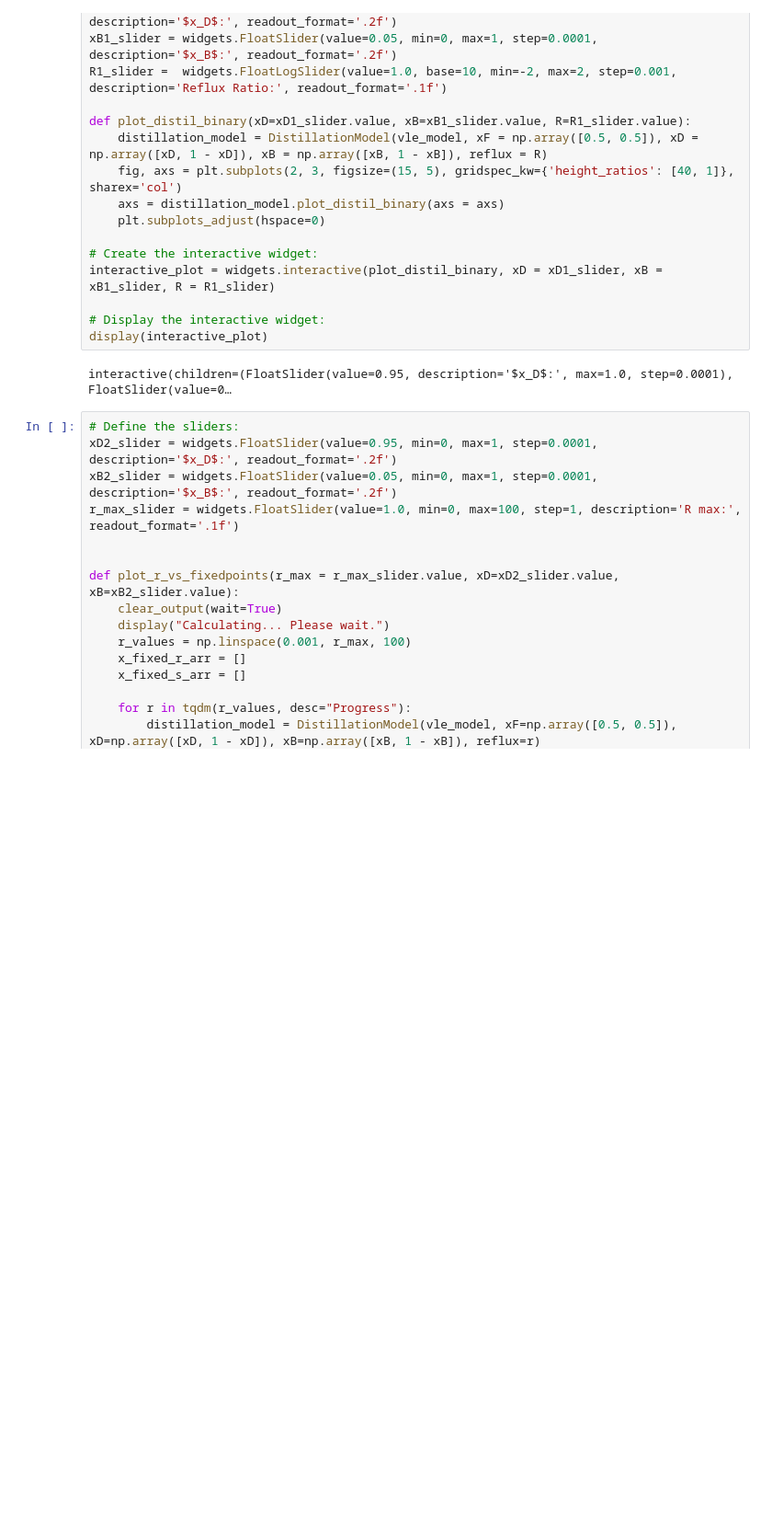
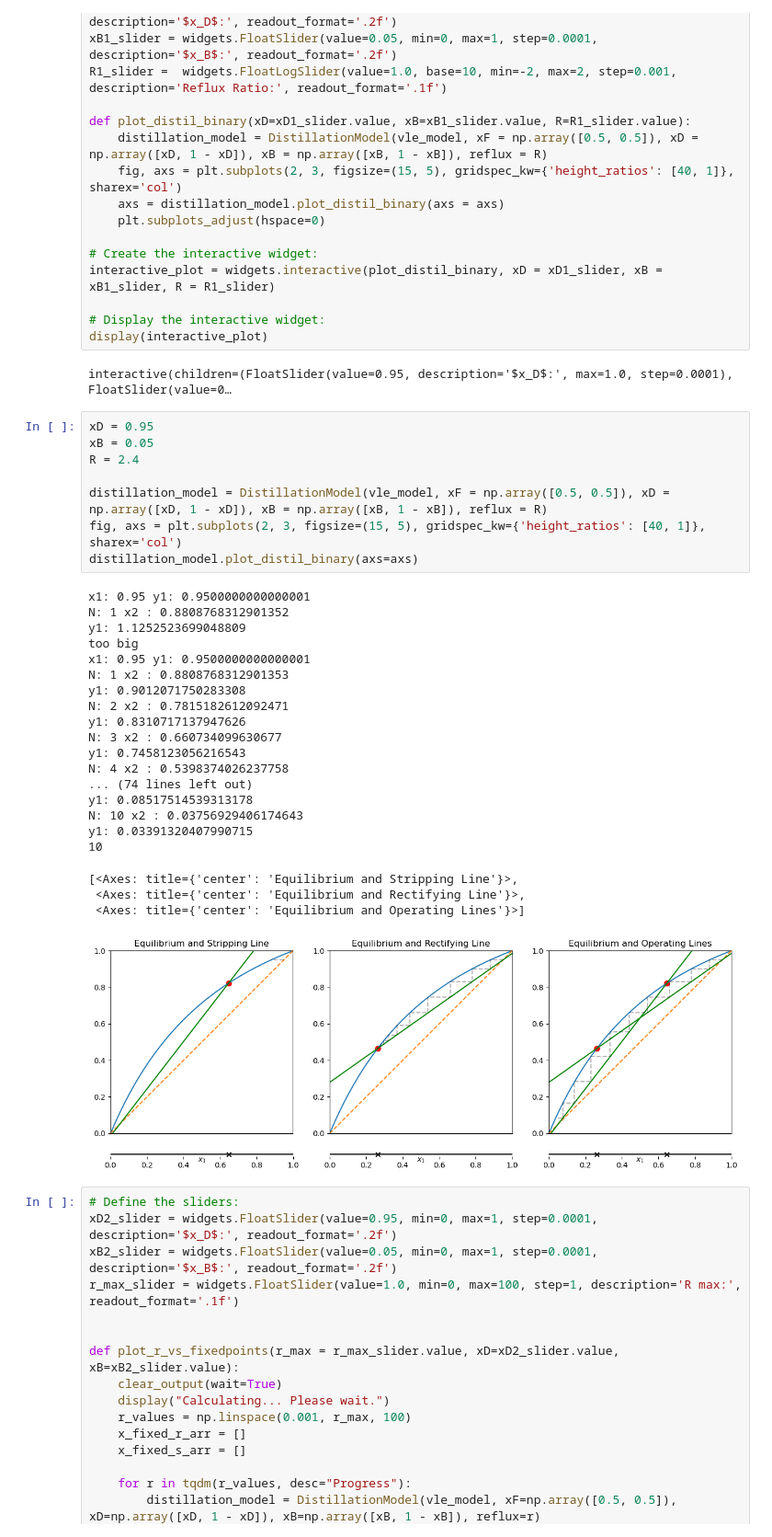
Before and after one commit to AMKCode/ExtractiveDistillationSimulator, a Jupyter notebook: src/Example1.ipynb, the cells around one changed output. Shown: that part at 92% size. Drawn from its saved outputs; the diff is of its cells as text; blank space fills up the shorter version.

```diff
--- a/src/Example1.ipynb
+++ b/src/Example1.ipynb
@@ -48,6 +48,36 @@ interactive_plot = widgets.interactive(plot_distil_binary, xD = xD1_slider, xB =
 display(interactive_plot)
 # %% [output]
 interactive(children=(FloatSlider(value=0.95, description='$x_D$:', max=1.0, step=0.0001), FloatSlider(value=0…
+# %%
+xD = 0.95
+xB = 0.05
+R = 2.4
+
+distillation_model = DistillationModel(vle_model, xF = np.array([0.5, 0.5]), xD = np.array([xD, 1 - xD]), xB = np.array([xB, 1 - xB]), reflux = R)
+fig, axs = plt.subplots(2, 3, figsize=(15, 5), gridspec_kw={'height_ratios': [40, 1]}, sharex='col')
+distillation_model.plot_distil_binary(axs=axs)
+# %% [output]
+x1: 0.95 y1: 0.9500000000000001
+N: 1 x2 : 0.8808768312901352
+y1: 1.1252523699048809
+too big
+x1: 0.95 y1: 0.9500000000000001
+N: 1 x2 : 0.8808768312901353
+y1: 0.9012071750283308
+N: 2 x2 : 0.7815182612092471
+y1: 0.8310717137947626
+N: 3 x2 : 0.660734099630677
+y1: 0.7458123056216543
+N: 4 x2 : 0.5398374026237758
+... (74 lines left out)
+y1: 0.08517514539313178
+N: 10 x2 : 0.03756929406174643
+y1: 0.03391320407990715
+10
+[<Axes: title={'center': 'Equilibrium and Stripping Line'}>,
+ <Axes: title={'center': 'Equilibrium and Rectifying Line'}>,
+ <Axes: title={'center': 'Equilibrium and Operating Lines'}>]
+[figure, added]
 # %%
 # Define the sliders:
 xD2_slider = widgets.FloatSlider(value=0.95, min=0, max=1, step=0.0001, description='$x_D$:', readout_format='.2f')
```
Also changed, not shown: 3 other files.
